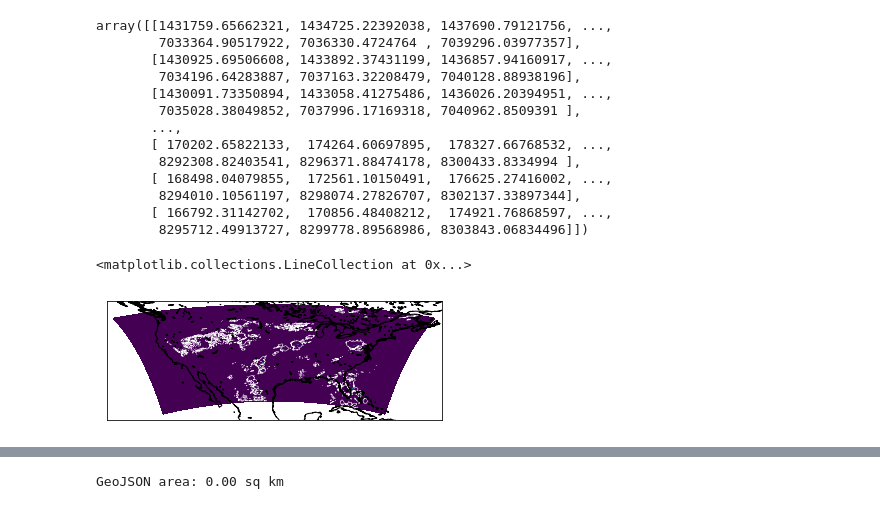
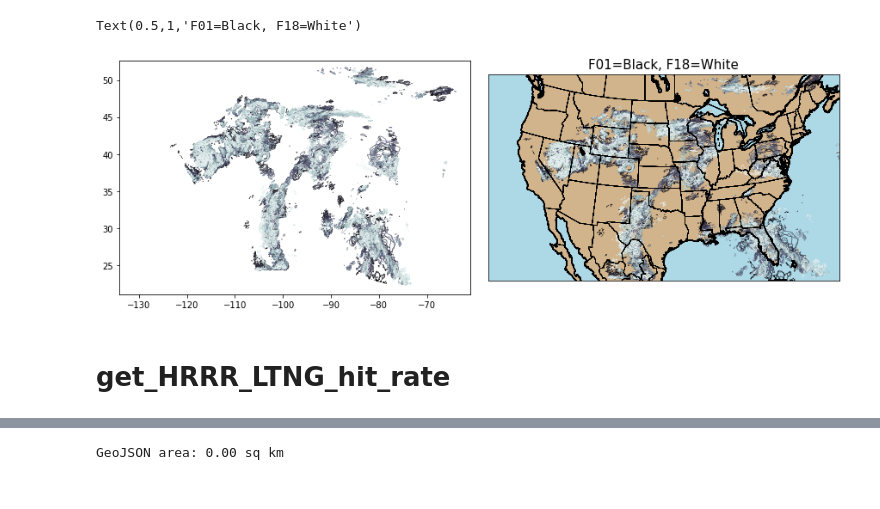
Before and after one commit to blaylockbk/pyBKB_v3, a Jupyter notebook: BB_HRRR/HRRR_GLM_false_alarm.ipynb, the cells around one changed output, grey strips where cells are left out. Cells and saved outputs as stored; diff of their text form; code cells hidden in the pictures.

```diff
--- a/BB_HRRR/HRRR_GLM_false_alarm.ipynb
+++ b/BB_HRRR/HRRR_GLM_false_alarm.ipynb
@@ -51,10 +72,12 @@ mpl.rcParams['savefig.dpi'] = 100
 # Get HRRR latitude and longitude grids
 lats, lons = get_hrrr_latlon(DICT=False)
 # %%
-DATE = datetime(2018, 5, 14, 22) # Mallard Fire
+#DATE = datetime(2018, 5, 14, 22) # Mallard Fire
 #DATE = datetime(2018, 7, 5, 23) # Lake Christine
 #DATE = datetime(2018, 7, 17, 6) # July Storm
 #DATE = datetime(2018, 7, 27, 0) # Missing GLM data
+
+DATE = datetime(2018, 6, 1, 0)
 # %%
 # HRRR Lightning Threat Forecasts (Analysis field is empty for lightning threat)
 HH= get_hrrr_all_valid(DATE, 'LTNG:entire')
@@ -83,23 +84,28 @@ xs, ys = m(lons,lats)
-# %%
-xs
-# %% [output]
-array([[1431759.65662321, 1434725.22392038, 1437690.79121756, ...,
-        7033364.90517922, 7036330.4724764 , 7039296.03977357],
-       [1430925.69506608, 1433892.37431199, 1436857.94160917, ...,
-        7034196.64283887, 7037163.32208479, 7040128.88938196],
-       [1430091.73350894, 1433058.41275486, 1436026.20394951, ...,
-        7035028.38049852, 7037996.17169318, 7040962.8509391 ],
-       ...,
-       [ 170202.65822133,  174264.60697895,  178327.66768532, ...,
-        8292308.82403541, 8296371.88474178, 8300433.8334994 ],
-       [ 168498.04079855,  172561.10150491,  176625.27416002, ...,
-        8294010.10561197, 8298074.27826707, 8302137.33897344],
-       [ 166792.31142702,  170856.48408212,  174921.76868597, ...,
-        8295712.49913727, 8299778.89568986, 8303843.06834496]])
-# %%
-m.pcolormesh(lons, lats, HH[1].data, latlon=True)
-m.contour(lons, lats, HH[1].data, levels=[0], latlon=True, colors='w', linewidths=.5)
-m.drawcoastlines()
-# %% [output]
-<matplotlib.collections.LineCollection at 0x...>
-[figure, removed]
+# %%
+# Draw HRRR basemap object
+m = draw_HRRR_map()
+# %%
+# Generate a list of colors
+cmap = mpl.cm.get_cmap('bone')
+colors = cmap(np.arange(len(HH))/19)
+
+# Make Contours (no projection needed, but show what it looks like projected on the HRRR grid)
+fig, (ax1, ax2) = plt.subplots(1, 2, figsize=(15,5))
+CONTOURS = []
+for i, H in enumerate(HH):
+    plt.sca(ax1)
+    c = plt.contour(lon, lat, H.data, levels=[0], zorder=1, linewidths=.5, colors=[colors[i]])
+    CONTOURS.append(c)
+
+    plt.sca(ax2)
+    m.contour(lon, lat, H.data, levels=[0], zorder=1, linewidths=.5, colors=[colors[i]], latlon=True)
+    m.drawlsmask(land_color='tan',ocean_color='lightblue',lakes=True)
+    m.drawcountries()
+    m.drawstates()
+    m.drawcoastlines()
+plt.title('F01=Black, F18=White')
+# %% [output]
+Text(0.5,1,'F01=Black, F18=White')
+[figure, added]
+# %% [markdown]
+# get_HRRR_LTNG_hit_rate
```
Also changed, not shown: parts of 49 cells of this notebook, 2 other files.
